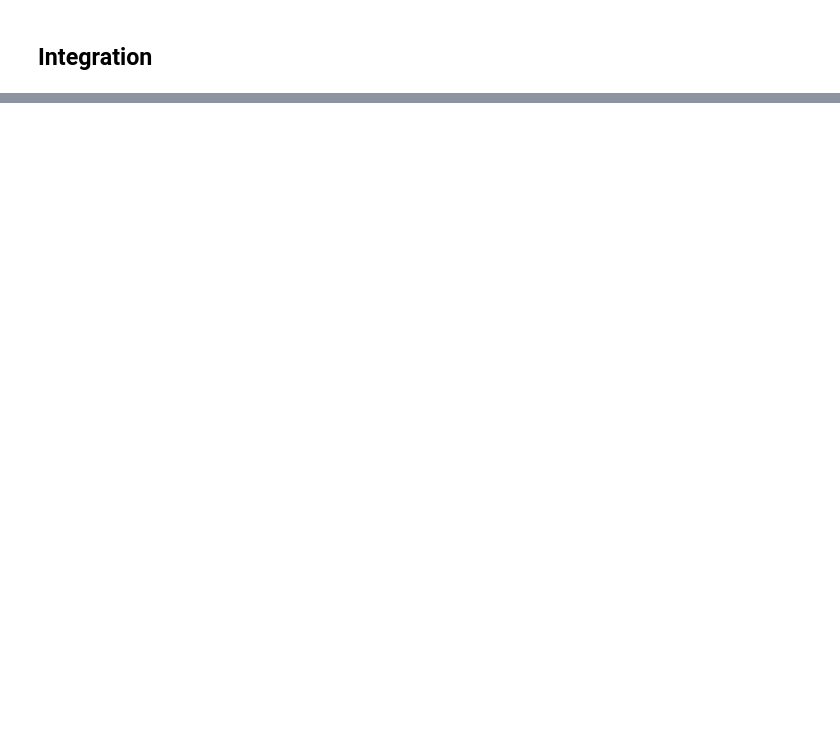
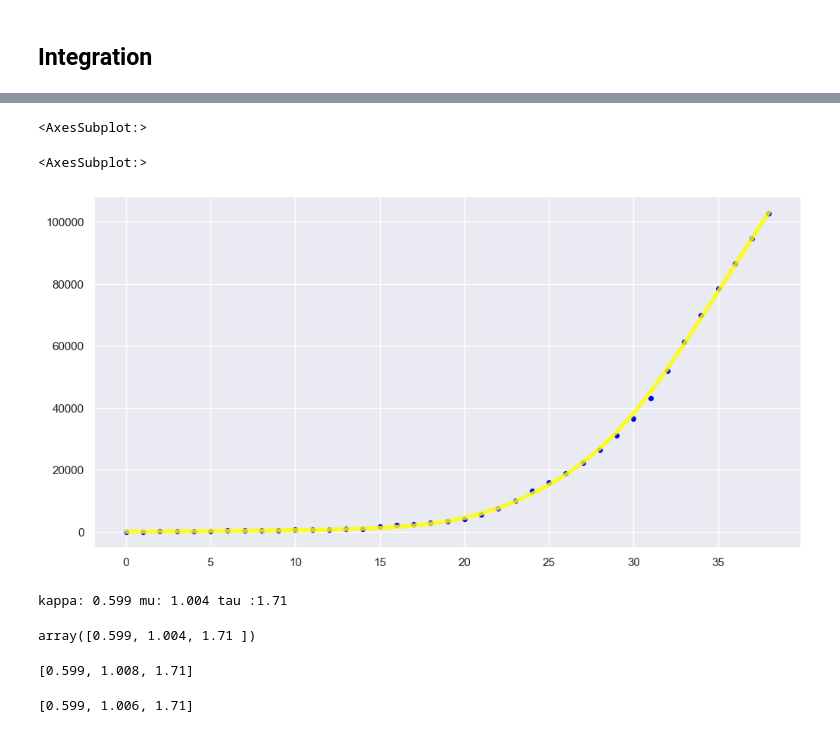
Before and after one commit to ChenZhouUC/Covid19_Modeling, a Jupyter notebook: scripts/covid19.ipynb, the cells around one changed output, grey strips where cells are left out. Cells and saved outputs as stored; diff of their text form; code cells hidden in the pictures; blank space fills up the shorter version.

```diff
--- a/scripts/covid19.ipynb
+++ b/scripts/covid19.ipynb
@@ -397,0 +718,74 @@ def covid19_seer(cumulative_affected, seer_type):
+# %%
+sns.scatterplot(
+    x=range(len(ser.total_affected.values)),
+    y=ser.total_affected.values,
+    alpha=1.0,
+    color="blue",
+    s=32,
+)
+sns.lineplot(
+    x=range(len(ser.total_affected.values)),
+    y=revise_ser(fitted_opt),
+    alpha=0.8,
+    color="yellow",
+    linewidth=4,
+)
+# %% [output]
+<AxesSubplot:>
+<AxesSubplot:>
+[figure, added]
+# %%
+print("kappa: {} mu: {} tau :{}".format(theta_opt[0],theta_opt[1],theta_opt[2]))
+# %% [output]
+kappa: 0.599 mu: 1.004 tau :1.71
+# %%
+theta_opt_adj = theta_opt  # [0.599, 1.00, 1.71]
+theta_opt_adj
+pred_len = 30
+pred_interp = 10
+pred_prev_len = 2
+use_gt = 0
+fitted_ser = revise_ser(
+    np.concatenate([fitted_opt[:-use_gt], ser.total_affected.values[-use_gt:]])
+)
+pred_ser_combo = pred_ser(
+    fitted_ser, pred_len, pred_interp, pred_prev_len, theta_opt_adj
+)
+pred_series = pred_ser_combo[pred_interp * pred_prev_len :][::pred_interp]
+pred_series_upper = revise_ser(pred_series, intercept=pred_series[0])
+# %% [output]
+array([0.599, 1.004, 1.71 ])
+# %%
+theta_opt_adj = [0.599, 1.008, 1.71]
+theta_opt_adj
+pred_len = 30
+pred_interp = 10
+pred_prev_len = 2
+use_gt = 0
+fitted_ser = revise_ser(
+    np.concatenate([fitted_opt[:-use_gt], ser.total_affected.values[-use_gt:]])
+)
+pred_ser_combo = pred_ser(
+    fitted_ser, pred_len, pred_interp, pred_prev_len, theta_opt_adj
+)
+pred_series = pred_ser_combo[pred_interp * pred_prev_len :][::pred_interp]
+pred_series_lower = revise_ser(pred_series, intercept=pred_series[0])
+# %% [output]
+[0.599, 1.008, 1.71]
+# %%
+theta_opt_adj = [0.599, 1.006, 1.71]
+theta_opt_adj
+pred_len = 30
+pred_interp = 10
+pred_prev_len = 2
+use_gt = 0
+fitted_ser = revise_ser(
+    np.concatenate([fitted_opt[:-use_gt], ser.total_affected.values[-use_gt:]])
+)
+pred_ser_combo = pred_ser(
+    fitted_ser, pred_len, pred_interp, pred_prev_len, theta_opt_adj
+)
+pred_series = pred_ser_combo[pred_interp * pred_prev_len :][::pred_interp]
+pred_series_mean = revise_ser(pred_series, intercept=pred_series[0])
+# %% [output]
+[0.599, 1.006, 1.71]
```
Also changed, not shown: parts of 55 cells of this notebook, 4 other files.
